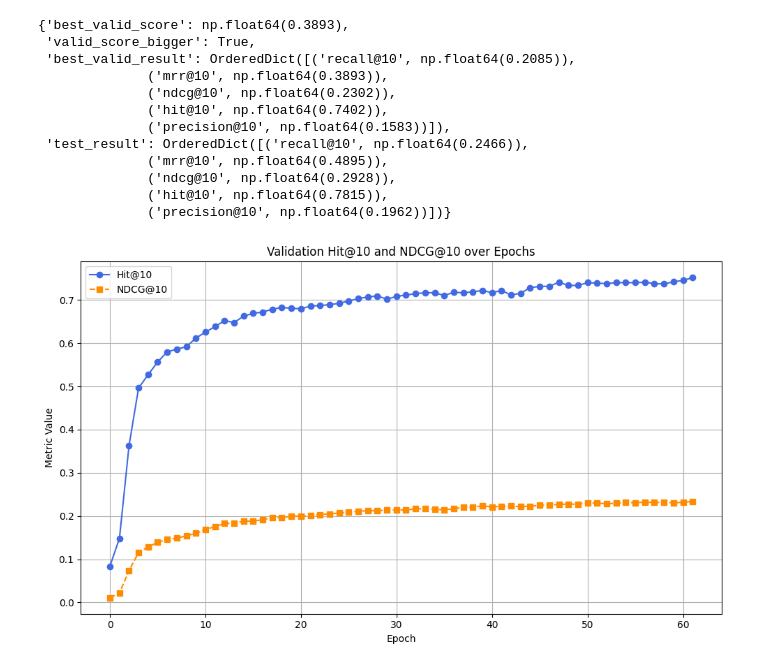
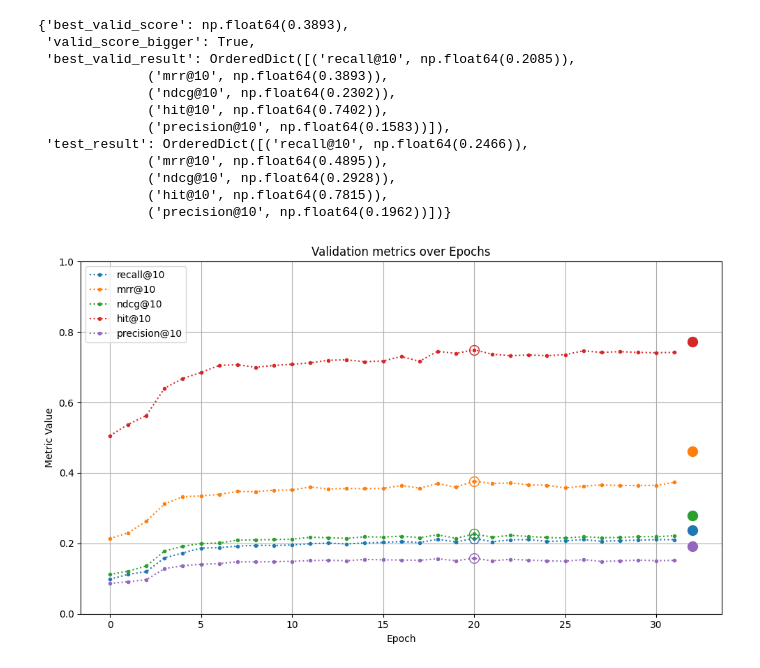
Before and after one commit to mVigholt/BachelorProject, a Jupyter notebook: plot.ipynb, the cells around one changed output. Cells and saved outputs as stored; diff of their text form; code cells hidden in the pictures.

Commit message:
finsihed plot

```diff
--- a/plot.ipynb
+++ b/plot.ipynb
@@ -61,35 +59,66 @@ log_file = "log/BPR/BPR-ml-100k-Sep-24-2025_16-17-26-6c81b6.log"  # <-- change t
 # %%
 import re
 import matplotlib.pyplot as plt
 
-hit_values = []
-ndcg_values = []
+log_file = "data/log/NeuMF-ml-100k.txt"  # <-- change this if needed
+
+recall_values, mrr_values, ndcg_values, hit_values, precision_values = [], [], [], [], []
+test_result = {}
 
 with open(log_file, "r") as f:
     for line in f:
+        recall_match = re.search(r"recall@10\s*:\s*([\d.]+)", line)
+        mrr_match = re.search(r"mrr@10\s*:\s*([\d.]+)", line)
+        ndcg_match = re.search(r"ndcg@10\s*:\s*([\d.]+)", line)
         hit_match = re.search(r"hit@10\s*:\s*([\d.]+)", line)
-        ndcg_match = re.search(r"ndcg@10\s*:\s*([\d.]+)", line)
+        precision_match = re.search(r"precision@10\s*:\s*([\d.]+)", line)
 
-        if hit_match:
-            hit_values.append(float(hit_match.group(1)))
-        if ndcg_match:
-            ndcg_values.append(float(ndcg_match.group(1)))
+        if recall_match: recall_values.append(float(recall_match.group(1)))
+        if mrr_match: mrr_values.append(float(mrr_match.group(1)))
+        if ndcg_match: ndcg_values.append(float(ndcg_match.group(1)))
+        if hit_match: hit_values.append(float(hit_match.group(1)))
+        if hit_match: precision_values.append(float(precision_match.group(1)))
+
+        # match summary lines
+        if "INFO  test result:" in line:
+            test_result = {m[0]: float(m[1]) for m in re.findall(r"\('([^']+)', np\.float64\(([\d.]+)\)\)", line)}
 
 # Make sure both lists are the same length
-#epochs = range(min(len(hit_values), len(ndcg_values)))
-epochs = range(0, len(hit_values))
+#num_epochs = min(len(hit_values), len(ndcg_values), len(valid_scores))
+num_epochs = len(hit_values)
+epochs = range(num_epochs)
 
-# Plot Hit@10 and NDCG@10
+def plot_metric(X, Y, marker, linestyle, color, label):
+    plt.plot(X, Y, marker=marker,linestyle=linestyle, color=color, label=label)
+    max_idx = max(range(len(Y)), key=lambda i: Y[i])
+    plt.plot(max_idx, Y[max_idx], marker='o', color=color, markersize=10, markerfacecolor='none', markeredgewidth=1)
+
+# Plot
 plt.figure(figsize=(10, 6))
-#plt.plot(epochs, hit_values[:len(epochs)], marker='o', linestyle='-', color='royalblue', label='Hit@10')
-plt.plot(epochs, hit_values, marker='o', linestyle='-', color='royalblue', label='Hit@10')
-plt.plot(epochs, ndcg_values, marker='s', linestyle='--', color='darkorange', label='NDCG@10')
-plt.title("Validation Hit@10 and NDCG@10 over Epochs")
+
+for metric, values, color in zip(
+    ['recall@10', 'mrr@10', 'ndcg@10', 'hit@10', 'precision@10'],
+    [recall_values, mrr_values, ndcg_values, hit_values, precision_values],
+    ['tab:blue', 'tab:orange', 'tab:green', 'tab:red', 'tab:purple']
+):
+    plot_metric(epochs, values, marker='.',linestyle=':', color=color, label=metric)
+    if metric in test_result:
+        plt.plot(num_epochs, test_result[metric], marker='o', markersize=10,
+                 color=color)#, label=f"Test {metric}")
+
+# plot_metric(epochs, recall_values, marker='.',linestyle=':', color='tab:blue', label='recall@10')
+# plot_metric(epochs, mrr_values, marker='.', linestyle=':', color='tab:orange', label='mmr@10 (Valid_Score)')
+# plot_metric(epochs, ndcg_values, marker='.', linestyle=':', color='tab:green', label='ndgc@10')
+# plot_metric(epochs, hit_values, marker='.', linestyle=':', color='tab:red', label='hit@10')
+# plot_metric(epochs, precision_values, marker='.', linestyle=':', color='tab:purple', label='precision@10')
+
+plt.title("Validation metrics over Epochs")
 plt.xlabel("Epoch")
 plt.ylabel("Metric Value")
 plt.grid(True)
 plt.legend()
 plt.tight_layout()
+plt.ylim(0, 1)
 plt.show()
 # %% [output]
-[figure, old version]
+[figure, new version]
```
Also changed, not shown: parts of 1 cell of this notebook, 3 other files.
